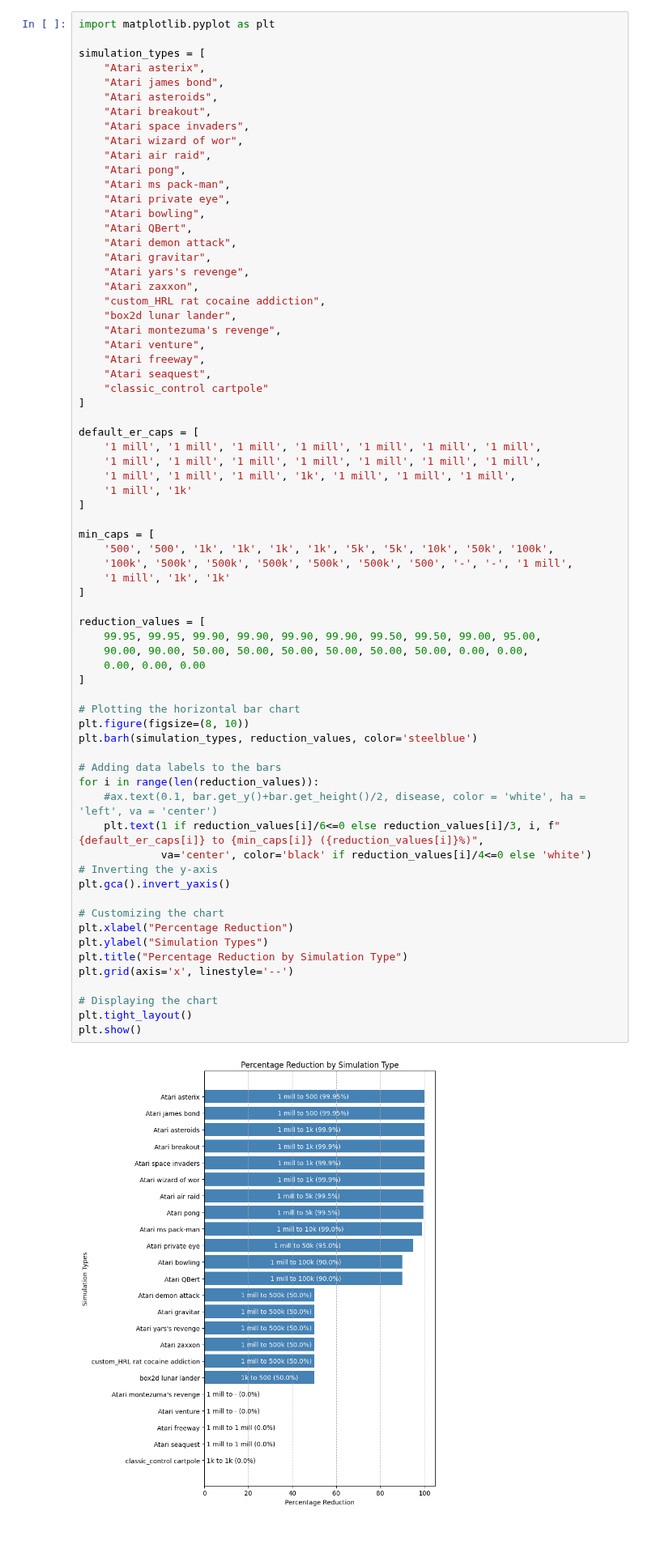
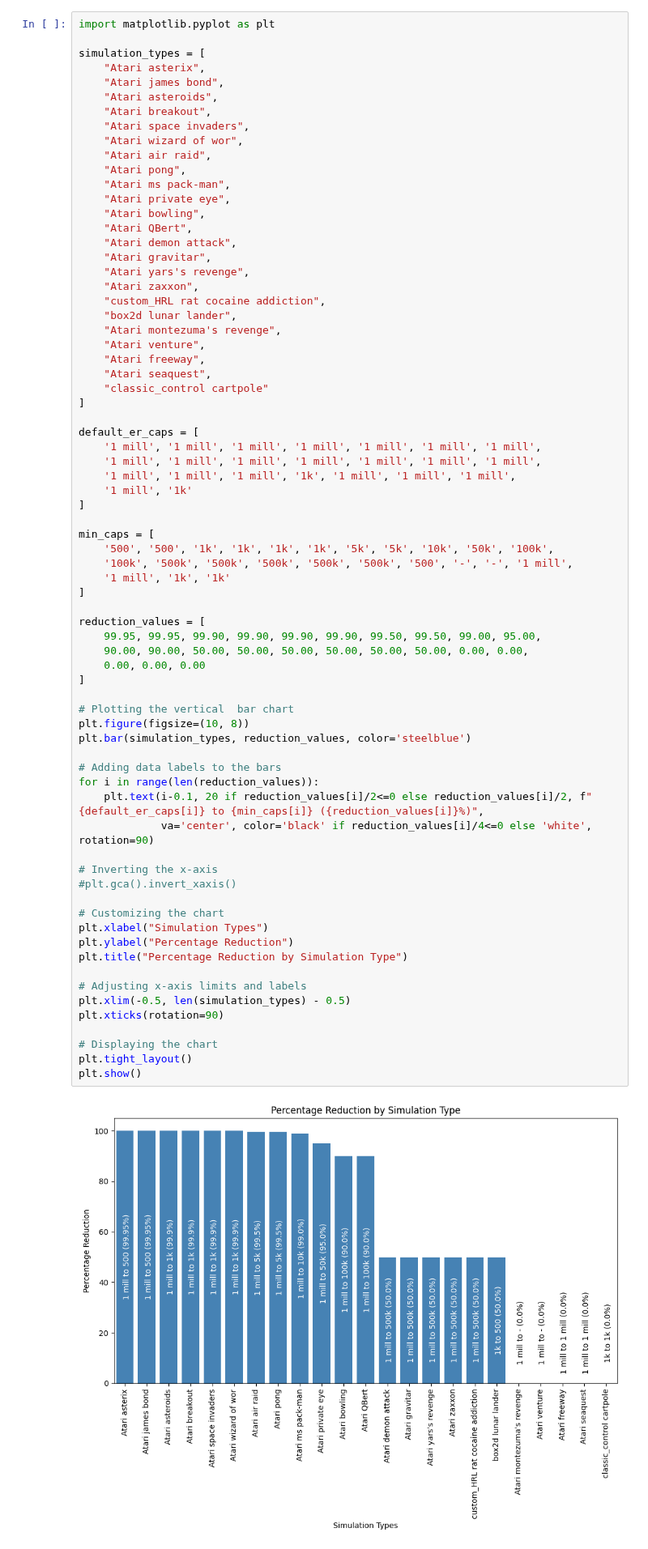
Before and after one commit to rob-sullivan/tu060, a Jupyter notebook: plots/horz_bar_chart_results.ipynb, the cells around one changed output. Shown at 81% size. Drawn from its saved outputs; the diff is of its cells as text.

```diff
--- a/plots/horz_bar_chart_results.ipynb
+++ b/plots/horz_bar_chart_results.ipynb
@@ -30,42 +30,45 @@ simulation_types = [
 default_er_caps = [
     '1 mill', '1 mill', '1 mill', '1 mill', '1 mill', '1 mill', '1 mill',
     '1 mill', '1 mill', '1 mill', '1 mill', '1 mill', '1 mill', '1 mill',
     '1 mill', '1 mill', '1 mill', '1k', '1 mill', '1 mill', '1 mill',
     '1 mill', '1k'
 ]
 
 min_caps = [
     '500', '500', '1k', '1k', '1k', '1k', '5k', '5k', '10k', '50k', '100k',
     '100k', '500k', '500k', '500k', '500k', '500k', '500', '-', '-', '1 mill',
     '1 mill', '1k', '1k'
 ]
 
 reduction_values = [
     99.95, 99.95, 99.90, 99.90, 99.90, 99.90, 99.50, 99.50, 99.00, 95.00,
     90.00, 90.00, 50.00, 50.00, 50.00, 50.00, 50.00, 50.00, 0.00, 0.00,
     0.00, 0.00, 0.00
 ]
 
-# Plotting the horizontal bar chart
-plt.figure(figsize=(8, 10))
-plt.barh(simulation_types, reduction_values, color='steelblue')
+# Plotting the vertical  bar chart
+plt.figure(figsize=(10, 8))
+plt.bar(simulation_types, reduction_values, color='steelblue')
 
 # Adding data labels to the bars
 for i in range(len(reduction_values)):
-    #ax.text(0.1, bar.get_y()+bar.get_height()/2, disease, color = 'white', ha = 'left', va = 'center')
-    plt.text(1 if reduction_values[i]/6<=0 else reduction_values[i]/3, i, f"{default_er_caps[i]} to {min_caps[i]} ({reduction_values[i]}%)",
-             va='center', color='black' if reduction_values[i]/4<=0 else 'white')
-# Inverting the y-axis
-plt.gca().invert_yaxis()
+    plt.text(i-0.1, 20 if reduction_values[i]/2<=0 else reduction_values[i]/2, f"{default_er_caps[i]} to {min_caps[i]} ({reduction_values[i]}%)",
+             va='center', color='black' if reduction_values[i]/4<=0 else 'white', rotation=90)
+
+# Inverting the x-axis
+#plt.gca().invert_xaxis()
 
 # Customizing the chart
-plt.xlabel("Percentage Reduction")
-plt.ylabel("Simulation Types")
+plt.xlabel("Simulation Types")
+plt.ylabel("Percentage Reduction")
 plt.title("Percentage Reduction by Simulation Type")
-plt.grid(axis='x', linestyle='--')
+
+# Adjusting x-axis limits and labels
+plt.xlim(-0.5, len(simulation_types) - 0.5)
+plt.xticks(rotation=90)
 
 # Displaying the chart
 plt.tight_layout()
 plt.show()
 # %% [output]
-[figure, old version]
+[figure, new version]
```
